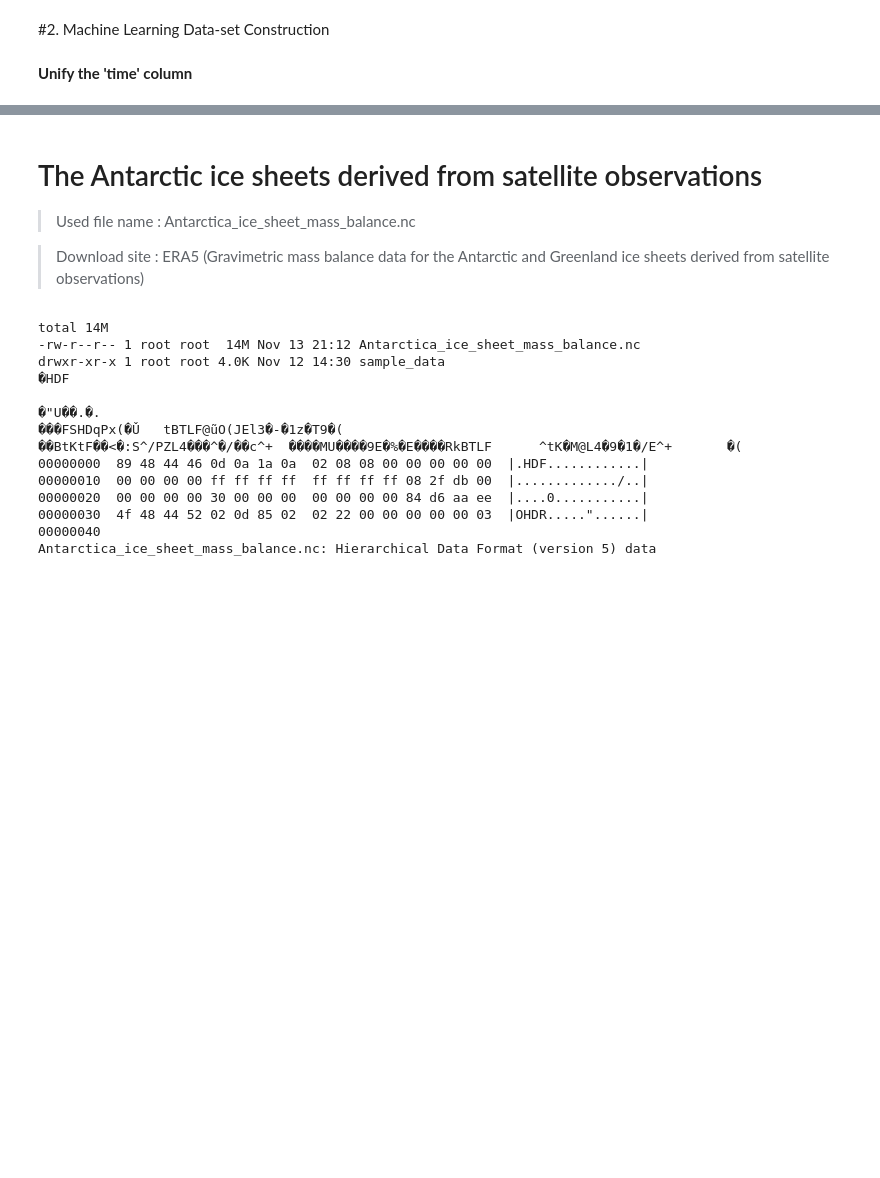
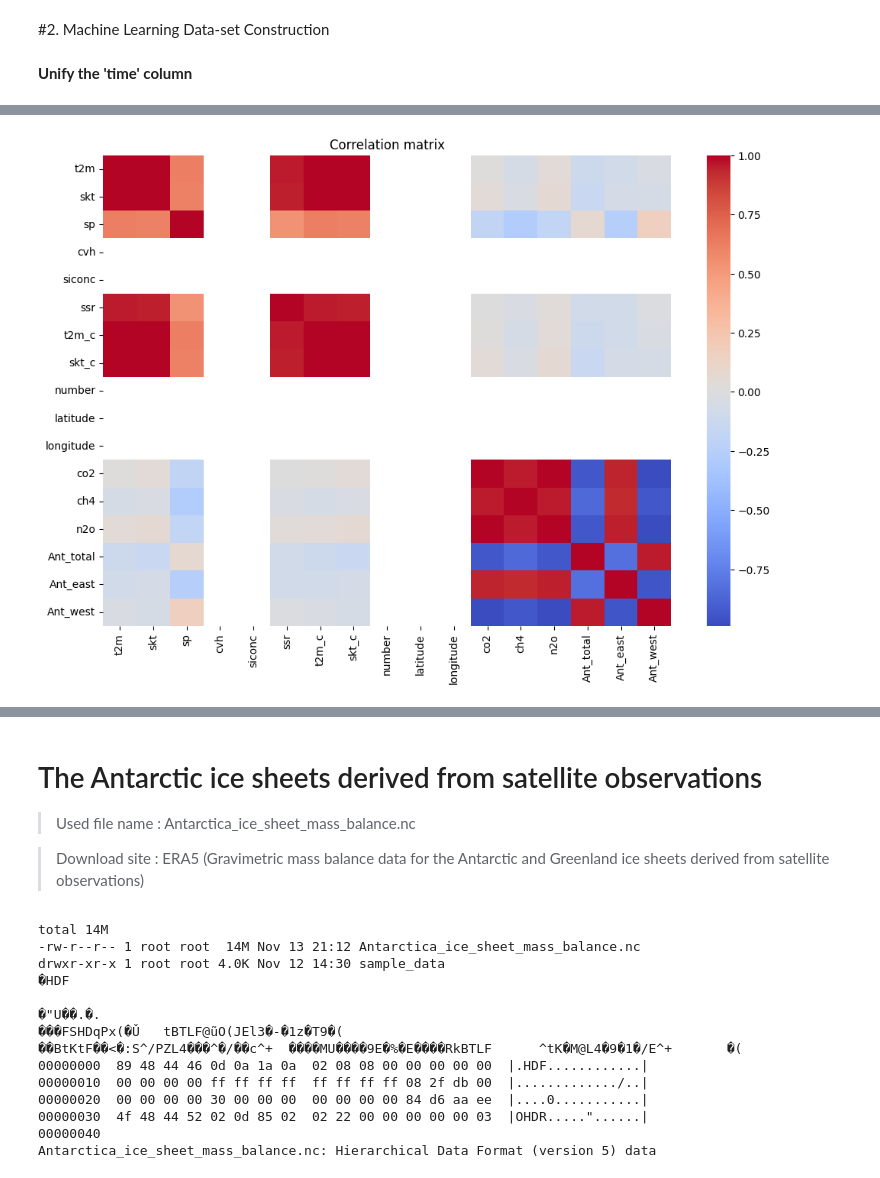
Before and after one commit to KentBerry680/ENGG680_2025_Fall---group-20-assignments, a Jupyter notebook: Final assignment/ENGG_Analysis.ipynb, the cells around one changed output, grey strips where cells are left out. Cells and saved outputs as stored; diff of their text form; code cells hidden in the pictures; blank space fills up the shorter version.

```diff
--- a/Final assignment/ENGG_Analysis.ipynb
+++ b/Final assignment/ENGG_Analysis.ipynb
@@ -375,0 +368,20 @@ list(ds_ice.data_vars)
+# %%
+# 1) 복사 + index 리셋
+df_ice_m = (
+    df_ice.copy()
+          .reset_index()
+)
+
+# 2) time 을 '연-월' 기준으로 묶고, 그 달의 첫째 날로 통일
+df_ice_m["time"] = pd.to_datetime(df_ice_m["time"])              # 혹시 모를 대비
+df_ice_m["time"] = df_ice_m["time"].dt.to_period("M").dt.to_timestamp()  # <- 여기 수정!
+
+# 3) time 기준으로 그룹 → 월 단위 평균
+df_ice_m = (
+    df_ice_m
+      .groupby("time")
+      .mean()
+      .sort_index()
+)
+
+df_ice_m.head()
@@ -375,0 +406,8 @@ list(ds_ice.data_vars)
+# %%
+from functools import reduce
+
+dfs = [df_era5_m, df_co2_m, df_ch4_m, df_n2o_m, df_ice_m]
+df_merged = reduce(lambda left, right: left.join(right, how="inner"), dfs)
+
+print("df_merged shape:", df_merged.shape)
+df_merged.head()
@@ -375,0 +446,12 @@ list(ds_ice.data_vars)
+# %%
+import matplotlib.pyplot as plt
+import seaborn as sns
+
+df_clean = df_merged.copy()
+
+plt.figure(figsize=(12, 8))
+sns.heatmap(df_clean.corr(), annot=False, cmap="coolwarm")
+plt.title("Correlation matrix")
+plt.show()
+# %% [output]
+[figure, added]
```
Also changed, not shown: parts of 13 cells of this notebook.
